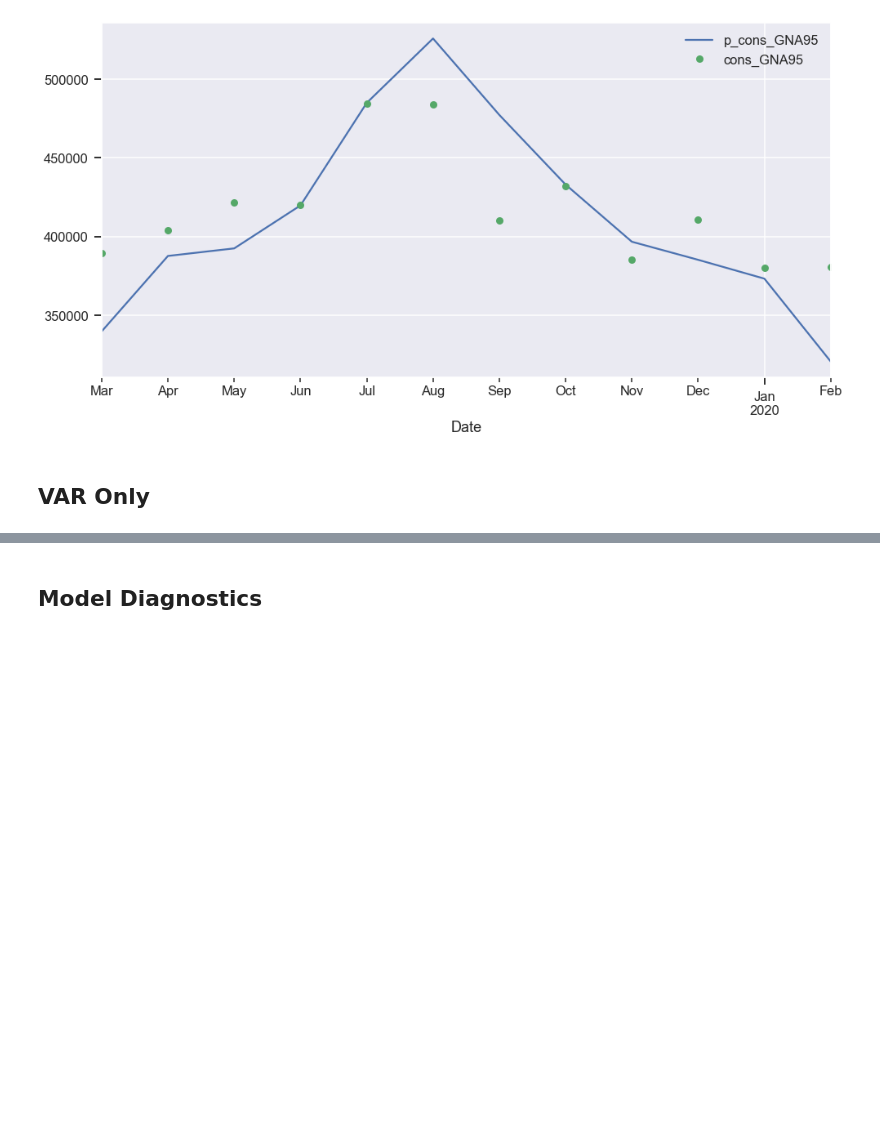
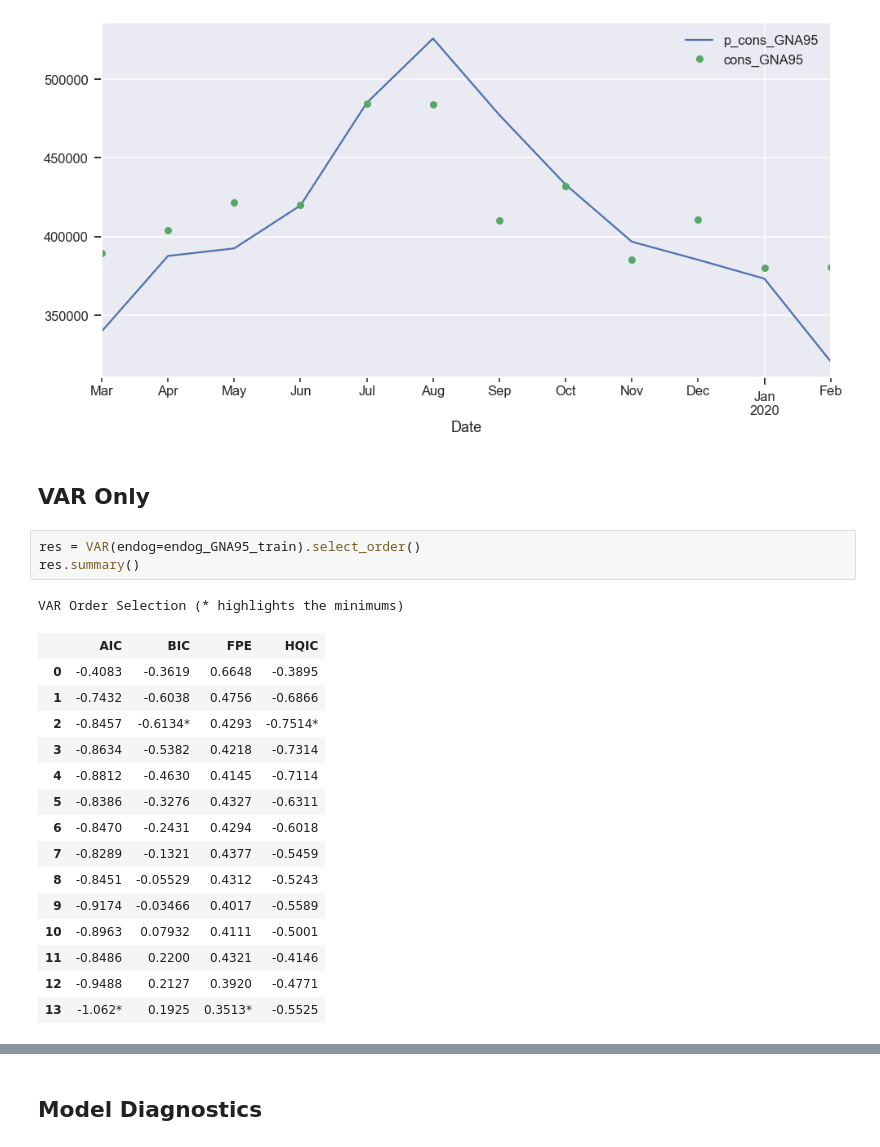
Before and after one commit to manualrg/DSLAB_Forecasting, a Jupyter notebook: 05_VAR.ipynb, the cells around one changed output, grey strips where cells are left out. Drawn from its saved outputs; the diff is of its cells as text; blank space fills up the shorter version.

```diff
--- a/05_VAR.ipynb
+++ b/05_VAR.ipynb
@@ -128,3 +128,23 @@ plt.show()
 [figure]
 # %% [markdown]
 ## VAR Only
+# %%
+res = VAR(endog=endog_GNA95_train).select_order()
+res.summary()
+# %% [output]
+VAR Order Selection (* highlights the minimums)
+|  | AIC | BIC | FPE | HQIC |
+| 0 | -0.4083 | -0.3619 | 0.6648 | -0.3895 |
+| 1 | -0.7432 | -0.6038 | 0.4756 | -0.6866 |
+| 2 | -0.8457 | -0.6134* | 0.4293 | -0.7514* |
+| 3 | -0.8634 | -0.5382 | 0.4218 | -0.7314 |
+| 4 | -0.8812 | -0.4630 | 0.4145 | -0.7114 |
+| 5 | -0.8386 | -0.3276 | 0.4327 | -0.6311 |
+| 6 | -0.8470 | -0.2431 | 0.4294 | -0.6018 |
+| 7 | -0.8289 | -0.1321 | 0.4377 | -0.5459 |
+| 8 | -0.8451 | -0.05529 | 0.4312 | -0.5243 |
+| 9 | -0.9174 | -0.03466 | 0.4017 | -0.5589 |
+| 10 | -0.8963 | 0.07932 | 0.4111 | -0.5001 |
+| 11 | -0.8486 | 0.2200 | 0.4321 | -0.4146 |
+| 12 | -0.9488 | 0.2127 | 0.3920 | -0.4771 |
+| 13 | -1.062* | 0.1925 | 0.3513* | -0.5525 |
```
Also changed, not shown: parts of 7 cells of this notebook, 4 other files.
